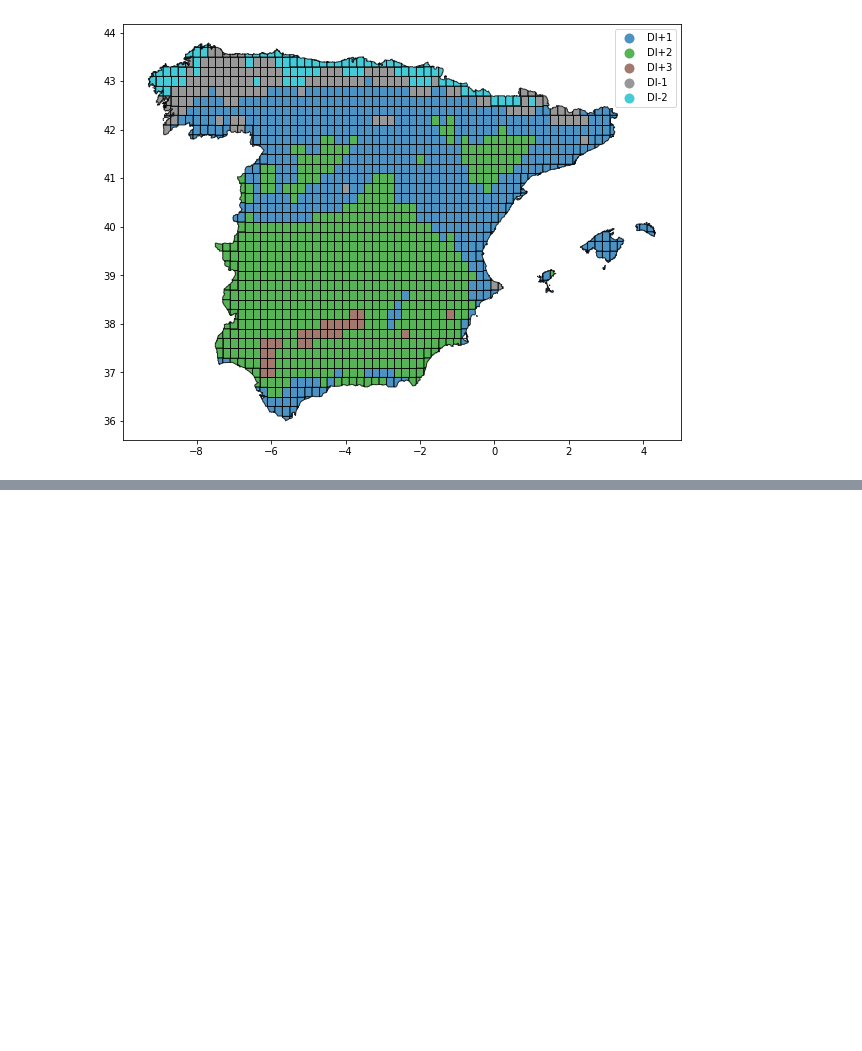
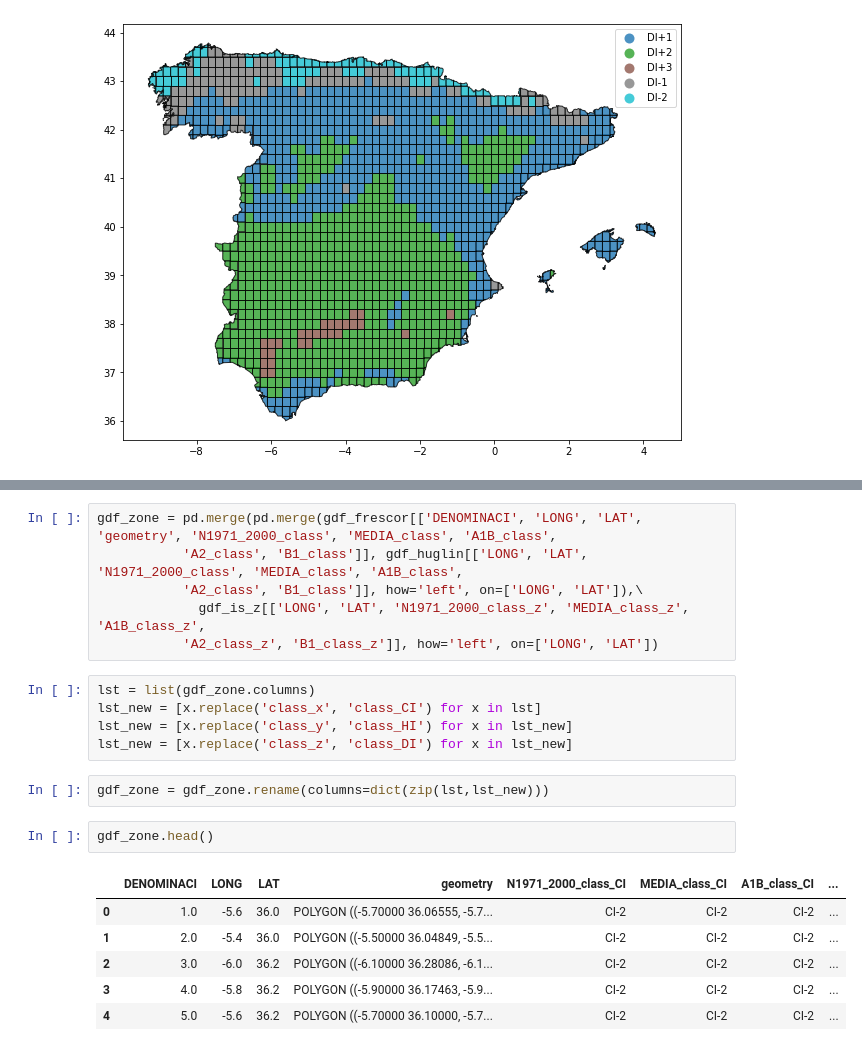
Before and after one commit to Vizzuality/ecf-agricultural-climate-impact, a Jupyter notebook: data/notebooks/Lab/08_Datos_Viñedo.ipynb, the cells around one changed output, grey strips where cells are left out. Cells and saved outputs as stored; diff of their text form; blank space fills up the shorter version.

```diff
--- a/data/notebooks/Lab/08_Datos_Viñedo.ipynb
+++ b/data/notebooks/Lab/08_Datos_Viñedo.ipynb
@@ -360,0 +384,22 @@ gdf_is.plot(ax=ax, column='MEDIA_class', alpha=0.8, edgecolor='k', legend=True)
+# %%
+gdf_zone = pd.merge(pd.merge(gdf_frescor[['DENOMINACI', 'LONG', 'LAT', 'geometry', 'N1971_2000_class', 'MEDIA_class', 'A1B_class',
+           'A2_class', 'B1_class']], gdf_huglin[['LONG', 'LAT', 'N1971_2000_class', 'MEDIA_class', 'A1B_class',
+           'A2_class', 'B1_class']], how='left', on=['LONG', 'LAT']),\
+             gdf_is_z[['LONG', 'LAT', 'N1971_2000_class_z', 'MEDIA_class_z', 'A1B_class_z',
+           'A2_class_z', 'B1_class_z']], how='left', on=['LONG', 'LAT'])
+# %%
+lst = list(gdf_zone.columns)
+lst_new = [x.replace('class_x', 'class_CI') for x in lst]
+lst_new = [x.replace('class_y', 'class_HI') for x in lst_new]
+lst_new = [x.replace('class_z', 'class_DI') for x in lst_new]
+# %%
+gdf_zone = gdf_zone.rename(columns=dict(zip(lst,lst_new)))
+# %%
+gdf_zone.head()
+# %% [output]
+|  | DENOMINACI | LONG | LAT | geometry | N1971_2000_class_CI | MEDIA_class_CI | A1B_class_CI | ... |
+| 0 | 1.0 | -5.6 | 36.0 | POLYGON ((-5.70000 36.06555, -5.7... | CI-2 | CI-2 | CI-2 | ... |
+| 1 | 2.0 | -5.4 | 36.0 | POLYGON ((-5.50000 36.04849, -5.5... | CI-2 | CI-2 | CI-2 | ... |
+| 2 | 3.0 | -6.0 | 36.2 | POLYGON ((-6.10000 36.28086, -6.1... | CI-2 | CI-2 | CI-2 | ... |
+| 3 | 4.0 | -5.8 | 36.2 | POLYGON ((-5.90000 36.17463, -5.9... | CI-2 | CI-2 | CI-2 | ... |
+| 4 | 5.0 | -5.6 | 36.2 | POLYGON ((-5.70000 36.10000, -5.7... | CI-2 | CI-2 | CI-2 | ... |
```
Also changed, not shown: parts of 9 cells of this notebook.
